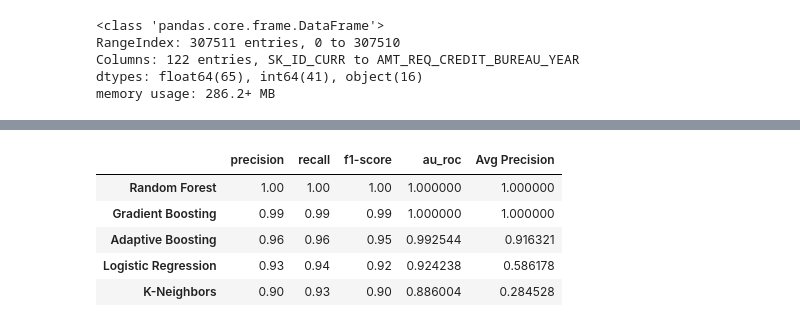
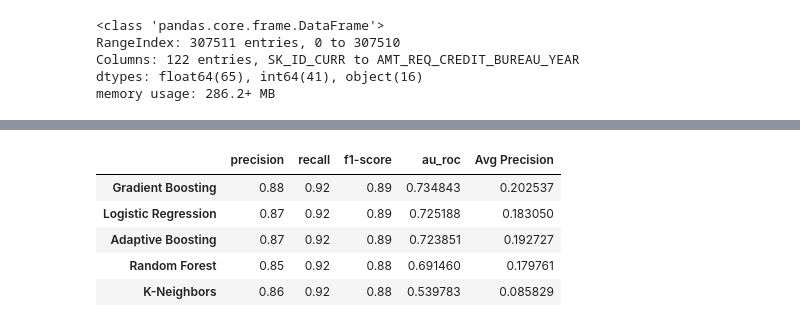
Before and after one commit to Edwardp17/home_credit, a Jupyter notebook: home_credit.ipynb, the cells around one changed output, grey strips where cells are left out. Drawn from its saved outputs; the diff is of its cells as text; code cells hidden in the pictures.

Commit message:
first binary test check, .73 au_roc

```diff
--- a/home_credit.ipynb
+++ b/home_credit.ipynb
@@ -126,7 +126,7 @@ Columns: 122 entries, SK_ID_CURR to AMT_REQ_CREDIT_BUREAU_YEAR
 dtypes: float64(65), int64(41), object(16)
 memory usage: 286.2+ MB
 # %%
-train = train.head(1000)
+train = train.head(50000)
 # %%
 train.isnull().sum()
 # %% [output]
@@ -357,12 +357,12 @@ def get_scores(fits,names_clf_methods,x_data,y_data):
     scores = scores.sort_values(['f1-score','au_roc'], ascending = False)
     return scores
 # %%
-scores = get_scores(fits,names_clfs,X_train,y_train)
+scores = get_scores(fits,names_clfs,X_test,y_test)
 scores
 # %% [output]
 |  | precision | recall | f1-score | au_roc | Avg Precision |
-| Random Forest | 1.00 | 1.00 | 1.00 | 1.000000 | 1.000000 |
-| Gradient Boosting | 0.99 | 0.99 | 0.99 | 1.000000 | 1.000000 |
-| Adaptive Boosting | 0.96 | 0.96 | 0.95 | 0.992544 | 0.916321 |
-| Logistic Regression | 0.93 | 0.94 | 0.92 | 0.924238 | 0.586178 |
-| K-Neighbors | 0.90 | 0.93 | 0.90 | 0.886004 | 0.284528 |
+| Gradient Boosting | 0.88 | 0.92 | 0.89 | 0.734843 | 0.202537 |
+| Logistic Regression | 0.87 | 0.92 | 0.89 | 0.725188 | 0.183050 |
+| Adaptive Boosting | 0.87 | 0.92 | 0.89 | 0.723851 | 0.192727 |
+| Random Forest | 0.85 | 0.92 | 0.88 | 0.691460 | 0.179761 |
+| K-Neighbors | 0.86 | 0.92 | 0.88 | 0.539783 | 0.085829 |
```
Also changed, not shown: parts of 8 cells of this notebook.
